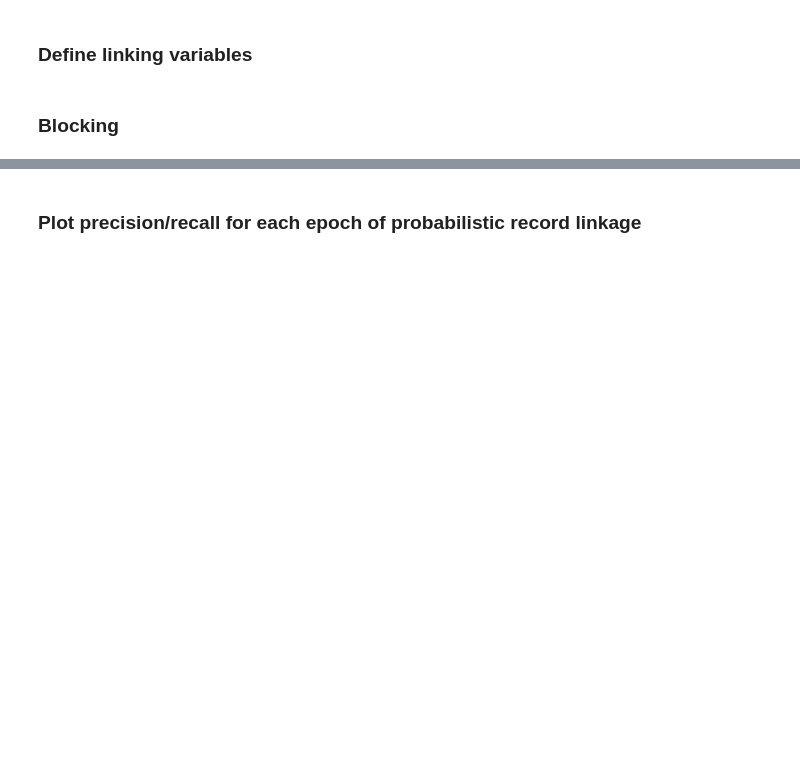
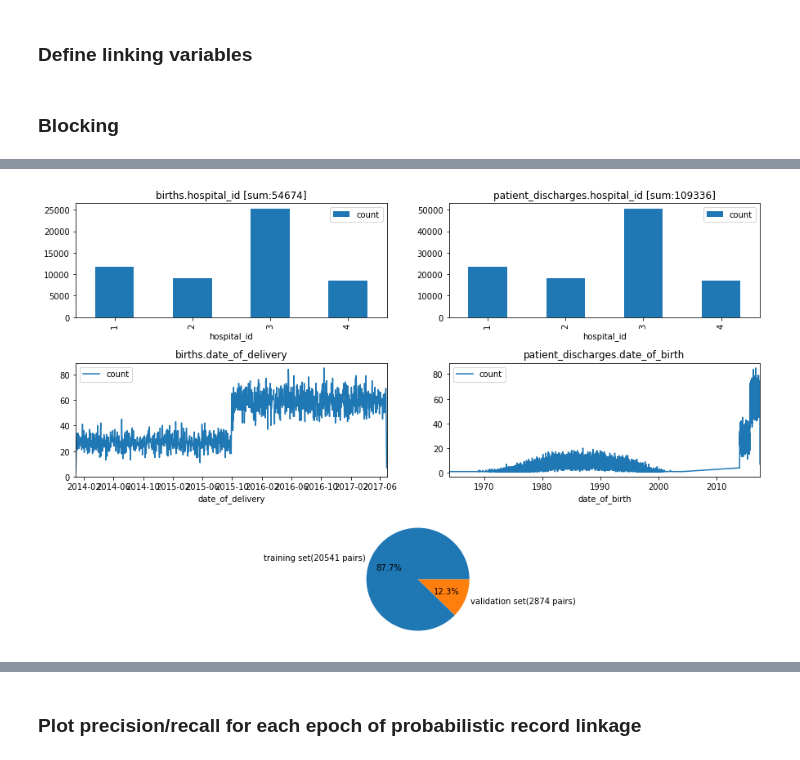
Before and after one commit to meccaLeccaHi/record_linkage, a Jupyter notebook: prob_linkage_newborn.ipynb, the cells around one changed output, grey strips where cells are left out. Cells and saved outputs as stored; diff of their text form; code cells hidden in the pictures; blank space fills up the shorter version.

```diff
--- a/prob_linkage_newborn.ipynb
+++ b/prob_linkage_newborn.ipynb
@@ -312,0 +332,37 @@ Epoch #3, blockA: 20 records, blockB: 20 records
+# %%
+nrow = 3; ncol = 2
+fig = plt.figure(figsize=(nrow,ncol))
+
+ax1 = fig.add_subplot(nrow,ncol,1)
+bc_hosp_str = "SELECT births.hospital_id,COUNT(*) as count FROM births GROUP BY births.hospital_id;"
+bc_hosp_vals = l.exec_sql(bc_hosp_str)
+bc_tot = l.exec_sql("SELECT COUNT(*) FROM births")
+bc_hosp_vals.plot.bar(x='hospital_id',ax=ax1,title='births.hospital_id [sum:' + str(bc_tot.values[0][0]) + ']')
+
+ax2 = fig.add_subplot(nrow,ncol,2)
+pdd_hosp_str = "SELECT patient_discharges.hospital_id,COUNT(*) as count FROM patient_discharges GROUP BY patient_discharges.hospital_id;"
+pdd_hosp_vals = l.exec_sql(pdd_hosp_str)
+pdd_tot = l.exec_sql("SELECT COUNT(*) FROM patient_discharges")
+pdd_hosp_vals.plot.bar(x='hospital_id',ax=ax2,title='patient_discharges.hospital_id [sum:' + str(pdd_tot.values[0][0]) + ']')
+
+ax3 = fig.add_subplot(nrow,ncol,3)
+bc_bday_str = "SELECT births.date_of_delivery,COUNT(*) as count FROM births GROUP BY births.date_of_delivery;"
+bc_bday_vals = l.exec_sql(bc_bday_str)
+bc_bday_vals.plot(ax=ax3,x = 'date_of_delivery',title = 'births.date_of_delivery')
+
+ax4 = fig.add_subplot(nrow,ncol,4)
+pdd_bday_str = "SELECT patient_discharges.date_of_birth,COUNT(*) as count FROM patient_discharges GROUP BY patient_discharges.date_of_birth;"
+pdd_bday_vals = l.exec_sql(pdd_bday_str)
+pdd_bday_vals.plot(ax=ax4,x = 'date_of_birth', title = 'patient_discharges.date_of_birth')
+
+ax5 = fig.add_subplot(nrow,1,3)
+plt.pie([len(big_bool_tr),len(big_bool_val)],
+        labels=['training set('+str(len(big_bool_tr))+' pairs)',
+                'validation set('+str(len(big_bool_val))+' pairs)'],autopct='%1.1f%%')
+ax5.axis('equal')
+
+fig.subplots_adjust(hspace=.4)
+fig.set_size_inches(5*nrow,4.875*ncol)
+fig.savefig('block_sizes.png', bbox_inches='tight')
+# %% [output]
+[figure, added]
```
Also changed, not shown: parts of 10 cells of this notebook, 1 other file.
